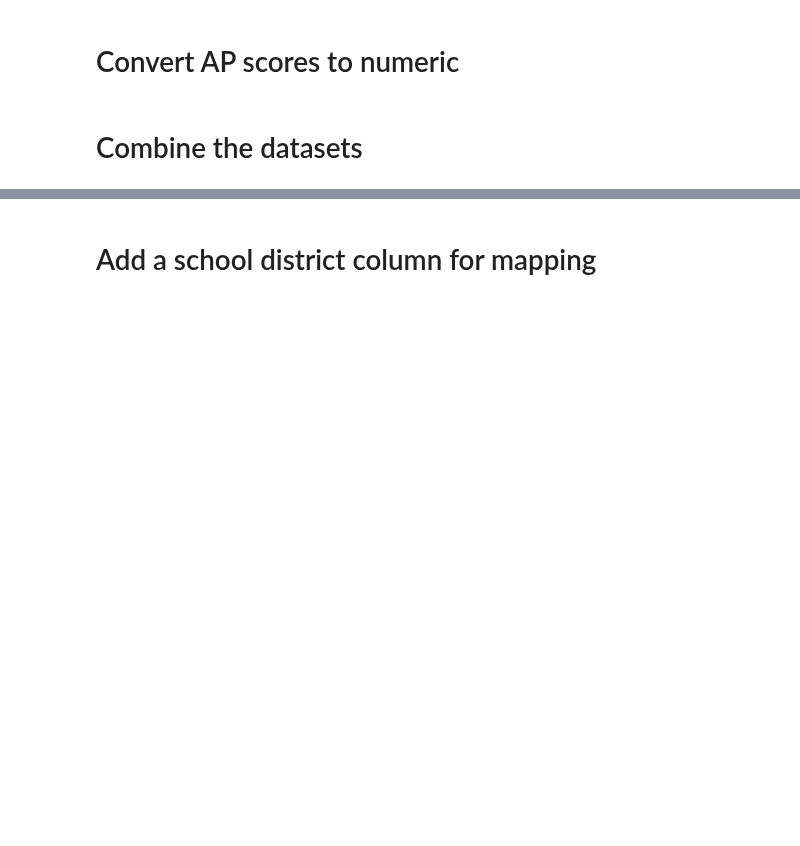
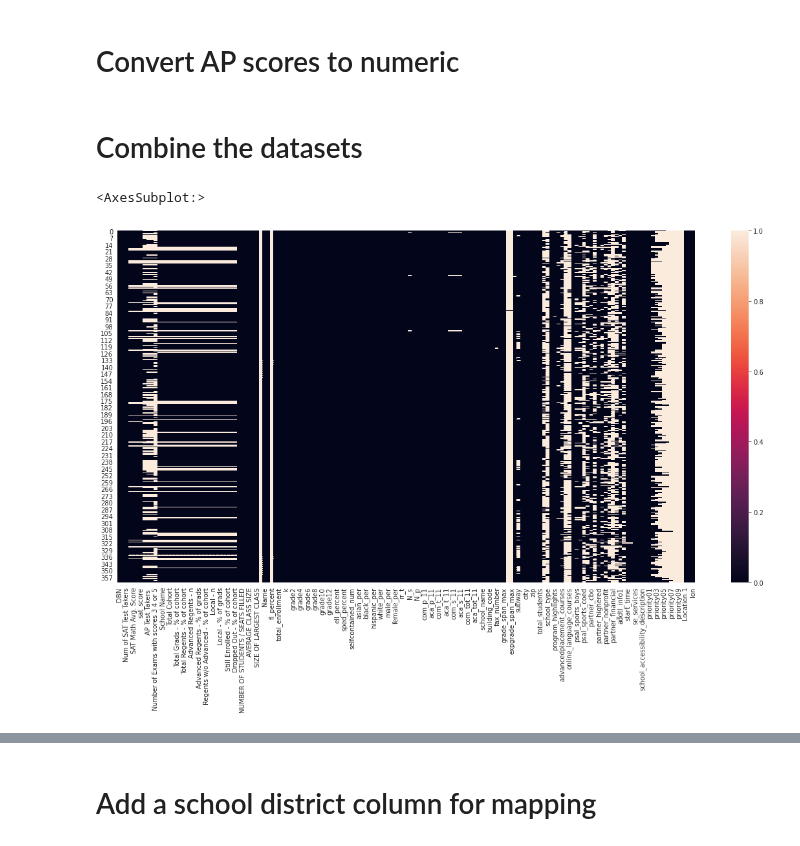
Before and after one commit to raduspaimoc/DataQuest-Projects, a Jupyter notebook: Analyzing NYC High School Data/Schools.ipynb, the cells around one changed output, grey strips where cells are left out. Cells and saved outputs as stored; diff of their text form; code cells hidden in the pictures; blank space fills up the shorter version.

Commit message:
Express plots added.

```diff
--- a/Analyzing NYC High School Data/Schools.ipynb
+++ b/Analyzing NYC High School Data/Schools.ipynb
@@ -164,0 +158,6 @@ combined = combined.fillna(0)
+# %%
+plt.figure(figsize=(20, 10))
+sns.heatmap(combined.isnull())
+# %% [output]
+<AxesSubplot:>
+[figure, added]
```
Also changed, not shown: parts of 18 cells of this notebook.
